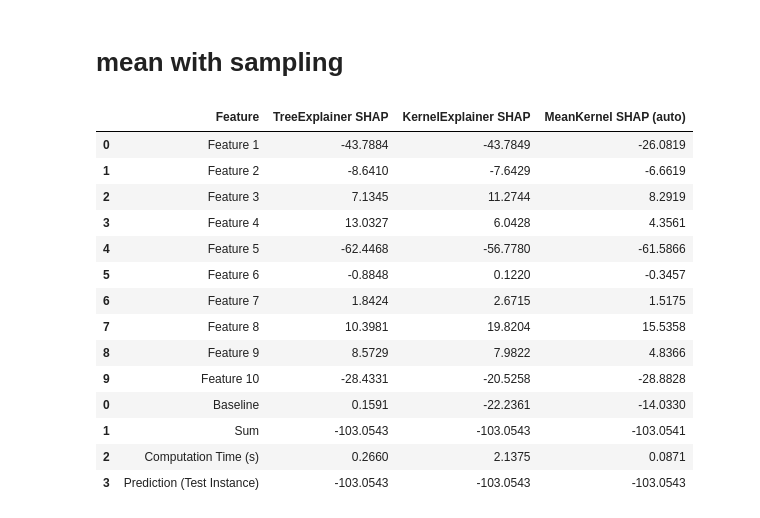
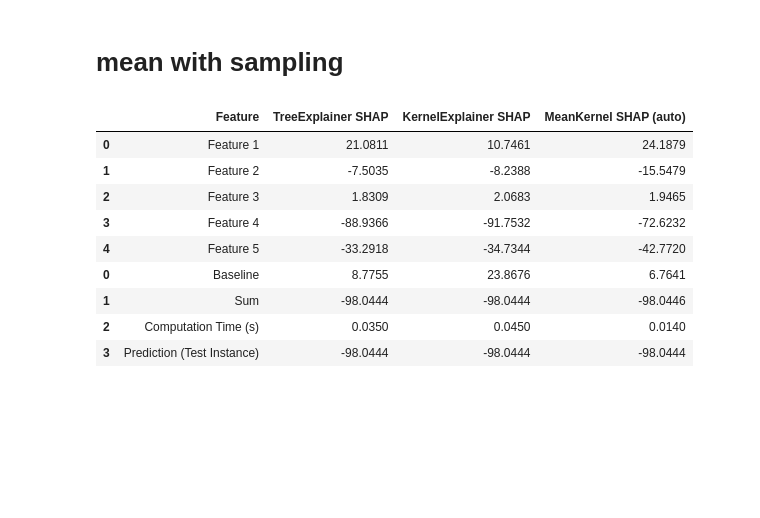
Before and after one commit to mnoorchenar/KernelSHAP, a Jupyter notebook: Main.ipynb, the cells around one changed output. Drawn from its saved outputs; the diff is of its cells as text; code cells hidden in the pictures; blank space fills up the shorter version.

```diff
--- a/Main.ipynb
+++ b/Main.ipynb
@@ -571,7 +338,7 @@ import pandas as pd
 
 
 # Step 1: Generate a simple regression dataset
-X, y = make_regression(n_samples=10000, n_features=10, noise=0.5)
+X, y = make_regression(n_samples=1000, n_features=5, noise=0.5)
 X_train, X_test, y_train, y_test = train_test_split(X, y, test_size=0.2)
 
 # Step 2: Normalize the data
@@ -726,44 +493,39 @@ test_instance_prediction = prediction_function(test_instance.reshape(1, -1))[0]
 results = pd.DataFrame({
     "Feature": [f"Feature {i+1}" for i in range(X.shape[1])],
     "TreeExplainer SHAP": np.round(tree_shap_values, 4),
     "KernelExplainer SHAP": np.round(kernel_shap_values, 4),
     "MeanKernel SHAP (auto)": np.round(mean_kernel_shap_values, 4),
 })
 
 # Append baseline, sum, computation time, and prediction
 results = pd.concat([
     results,
     pd.DataFrame([
         {"Feature": "Baseline", "TreeExplainer SHAP": np.round(tree_baseline, 4),
          "KernelExplainer SHAP": np.round(kernel_baseline, 4),
          "MeanKernel SHAP (auto)": np.round(mean_baseline[0], 4)},
         {"Feature": "Sum", "TreeExplainer SHAP": np.round(np.sum(tree_shap_values) + tree_baseline, 4),
          "KernelExplainer SHAP": np.round(np.sum(kernel_shap_values) + kernel_baseline, 4),
          "MeanKernel SHAP (auto)": np.round(np.sum(mean_kernel_shap_values) + mean_baseline[0], 4)},
         {"Feature": "Computation Time (s)", "TreeExplainer SHAP": np.round(tree_time, 4),
          "KernelExplainer SHAP": np.round(kernel_time, 4),
          "MeanKernel SHAP (auto)": np.round(mean_kernel_time, 4)},
         {"Feature": "Prediction (Test Instance)", "TreeExplainer SHAP": np.round(test_instance_prediction, 4),
          "KernelExplainer SHAP": np.round(test_instance_prediction, 4), "MeanKernel SHAP (auto)": np.round(test_instance_prediction, 4)}
     ])
 ])
 
 
 # Print the results
 results
 # %% [output]
 |  | Feature | TreeExplainer SHAP | KernelExplainer SHAP | MeanKernel SHAP (auto) |
-| 0 | Feature 1 | -43.7884 | -43.7849 | -26.0819 |
-| 1 | Feature 2 | -8.6410 | -7.6429 | -6.6619 |
-| 2 | Feature 3 | 7.1345 | 11.2744 | 8.2919 |
-| 3 | Feature 4 | 13.0327 | 6.0428 | 4.3561 |
-| 4 | Feature 5 | -62.4468 | -56.7780 | -61.5866 |
-| 5 | Feature 6 | -0.8848 | 0.1220 | -0.3457 |
-| 6 | Feature 7 | 1.8424 | 2.6715 | 1.5175 |
-| 7 | Feature 8 | 10.3981 | 19.8204 | 15.5358 |
-| 8 | Feature 9 | 8.5729 | 7.9822 | 4.8366 |
-| 9 | Feature 10 | -28.4331 | -20.5258 | -28.8828 |
-| 0 | Baseline | 0.1591 | -22.2361 | -14.0330 |
-| 1 | Sum | -103.0543 | -103.0543 | -103.0541 |
-| 2 | Computation Time (s) | 0.2660 | 2.1375 | 0.0871 |
-| 3 | Prediction (Test Instance) | -103.0543 | -103.0543 | -103.0543 |
+| 0 | Feature 1 | 21.0811 | 10.7461 | 24.1879 |
+| 1 | Feature 2 | -7.5035 | -8.2388 | -15.5479 |
+| 2 | Feature 3 | 1.8309 | 2.0683 | 1.9465 |
+| 3 | Feature 4 | -88.9366 | -91.7532 | -72.6232 |
+| 4 | Feature 5 | -33.2918 | -34.7344 | -42.7720 |
+| 0 | Baseline | 8.7755 | 23.8676 | 6.7641 |
+| 1 | Sum | -98.0444 | -98.0444 | -98.0446 |
+| 2 | Computation Time (s) | 0.0350 | 0.0450 | 0.0140 |
+| 3 | Prediction (Test Instance) | -98.0444 | -98.0444 | -98.0444 |
```
Also changed, not shown: parts of 6 cells of this notebook.
